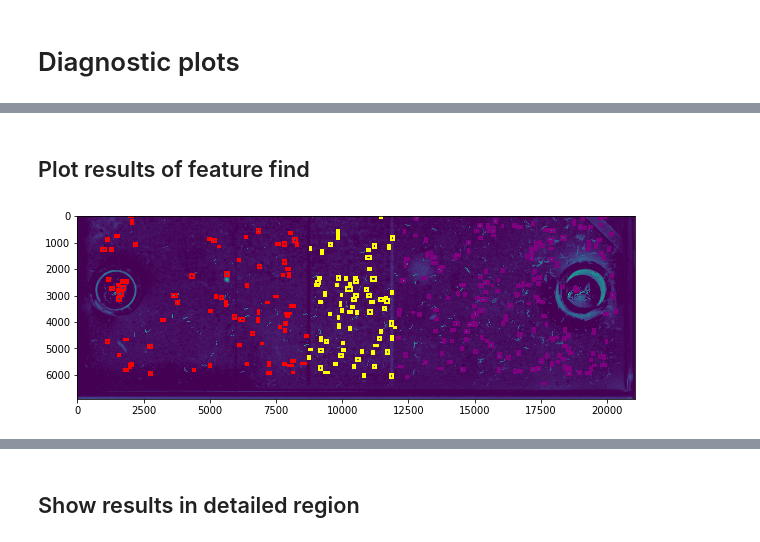
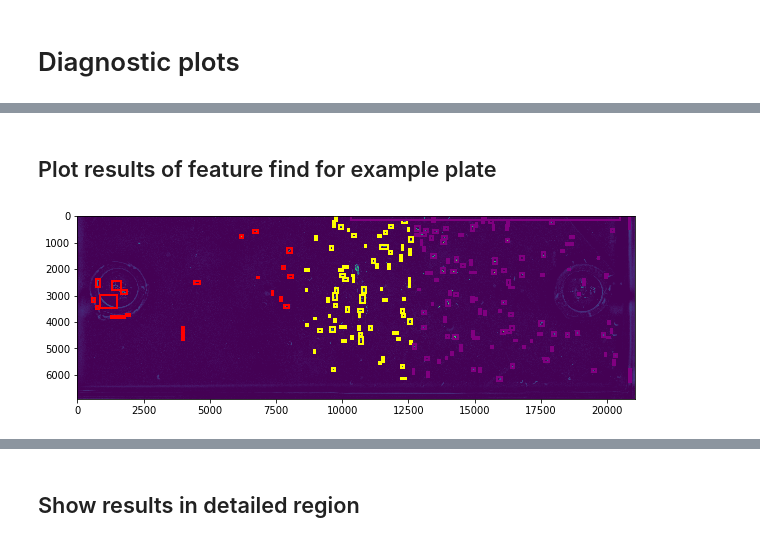
Before and after one commit to Neuroplant-Resources/Neuroplant-OWL, a Jupyter notebook: Neuroplant image analysis.ipynb, the cells around one changed output, grey strips where cells are left out. Cells and saved outputs as stored; diff of their text form; code cells hidden in the pictures.

```diff
--- a/Neuroplant image analysis.ipynb
+++ b/Neuroplant image analysis.ipynb
@@ -131,7 +103,7 @@ def find_worms(pre_image, fin_image):
     filtered_regions = []
     for region in all_regions:
         area = region.area
-        if area >= 2000 and area <=30000 and region.major_axis_length < 200:
+        if area >= 2000 and area <=30000:# and region.major_axis_length < 500:
             filtered_regions.append(region)
 
 #     print('Worm finding and filtering took', str(int(time.time() - feature_find_start)), 'seconds.')
@@ -268,12 +240,15 @@ Finished everything in 2693 seconds.
 # %% [markdown]
 # Diagnostic plots
 # %%
-#     props = [a for a in dir(all_regions[0]) if not a.startswith('_')]
-props = ['area', 'convex_area', 'bbox', 'centroid']
+plate_id = 'NPP007'
+well_id = 'S'
 
-region_df = pd.DataFrame([{prop: getattr(worm, prop) for prop in props} for worm in worms])
+# #     props = [a for a in dir(all_regions[0]) if not a.startswith('_')]
+# props = ['area', 'convex_area', 'bbox', 'centroid']
 
-## Filter features
-filtered_regions = region_df[
-    (region_df['area'] >= 2000) &
-    (region_df['area'] <= 30000)]
+# region_df = pd.DataFrame([{prop: getattr(worm, prop) for prop in props} for worm in worms])
+
+# ## Filter features
+# filtered_regions = region_df[
+#     (region_df['area'] >= 2000) &
+#     (region_df['area'] <= 30000)]
@@ -284,7 +300,12 @@ cropped_fin_image.shape
 # %% [markdown]
-## Plot results of feature find
+## Plot results of feature find for example plate
 # %%
-fig, ax = plt.subplots(figsize=(10, 5))
+## Load the images
+pre_image, fin_image = load_image_data(image_location, plate_id)
+
+## Choose well to look at
+cropped_pre_image, cropped_fin_image = crop_to_one_well(pre_image, fin_image, well_id)
+
 ## Subtract background
 bkg_subtract = np.subtract(cropped_pre_image.astype('int16'),
                            cropped_fin_image.astype('int16'))
@@ -299,43 +320,58 @@ binarized = bkg_subtract > thresh
 ## Find features in binary image
 labeled_array, num_features = ndi.label(binarized)
 all_regions = measure.regionprops(label_image=labeled_array, intensity_image=cropped_fin_image,
                                   coordinates='rc')
+
+## Filter features
+filtered_regions = []
+for region in all_regions:
+    area = region.area
+    if area >= 2000 and area <=30000:# and region.major_axis_length < 500:
+        filtered_regions.append(region)
+
+props = ['area', 'convex_area', 'bbox', 'centroid']
+region_df = pd.DataFrame([{prop: getattr(reg, prop) for prop in props} for reg in filtered_regions])
+
+
+fig, ax = plt.subplots(figsize=(10, 5))
 ax.imshow(bkg_subtract)
 
-
-left_area_boundary = 8700 #int(fin_image.shape[1]/3)
-right_area_boundary = 12000 #int(2 * (fin_image.shape[1] / 3))
-left_side_worms = filtered_regions[[centroid[1] <= left_area_boundary
-                                    for centroid in filtered_regions['centroid']]]
-middle_worms = filtered_regions[[centroid[1] > left_area_boundary and centroid[1] <= right_area_boundary
-                                 for centroid in filtered_regions['centroid']]]
-right_side_worms = filtered_regions[[centroid[1] > right_area_boundary
-                                     for centroid in filtered_regions['centroid']]]
+left_area_boundary = int(2*fin_image.shape[1]/5)
+right_area_boundary = int(3 * (fin_image.shape[1] / 5))
+left_side_worms = region_df[[centroid[1] <= left_area_boundary
+                                    for centroid in region_df['centroid']]]
+middle_worms = region_df[[centroid[1] > left_area_boundary and centroid[1] <= right_area_boundary
+                                 for centroid in region_df['centroid']]]
+right_side_worms = region_df[[centroid[1] > right_area_boundary
+                                     for centroid in region_df['centroid']]]
 
 
 for index, row in left_side_worms.iterrows():
     minr, minc, maxr, maxc = row['bbox']
     rect = mpl.patches.Rectangle((minc, minr), maxc - minc, maxr - minr,
                               fill=False, edgecolor='red', linewidth=2)
     ax.add_patch(rect)
 
 for index, row in middle_worms.iterrows():
     minr, minc, maxr, maxc = row['bbox']
     rect = mpl.patches.Rectangle((minc, minr), maxc - minc, maxr - minr,
                               fill=False, edgecolor='yellow', linewidth=2)
     ax.add_patch(rect)
 
 for index, row in right_side_worms.iterrows():
     minr, minc, maxr, maxc = row['bbox']
     rect = mpl.patches.Rectangle((minc, minr), maxc - minc, maxr - minr,
                               fill=False, edgecolor='purple', linewidth=2)
     ax.add_patch(rect)
 
+# sns.scatterplot(x='X', y='Y', s=2,
+#                 data=manual_analysis_results)
+
 # ax.set_ylim(2000, 4000)
 # ax.set_xlim(0, 2500);
 fig.savefig('../filtered_regions.pdf')
 # %% [output]
-[figure, old version]
+[figure, new version]
 # %%
 # all_regions[0].centroid
 x_coords = []
```
Also changed, not shown: parts of 12 cells of this notebook, 1 other file.
